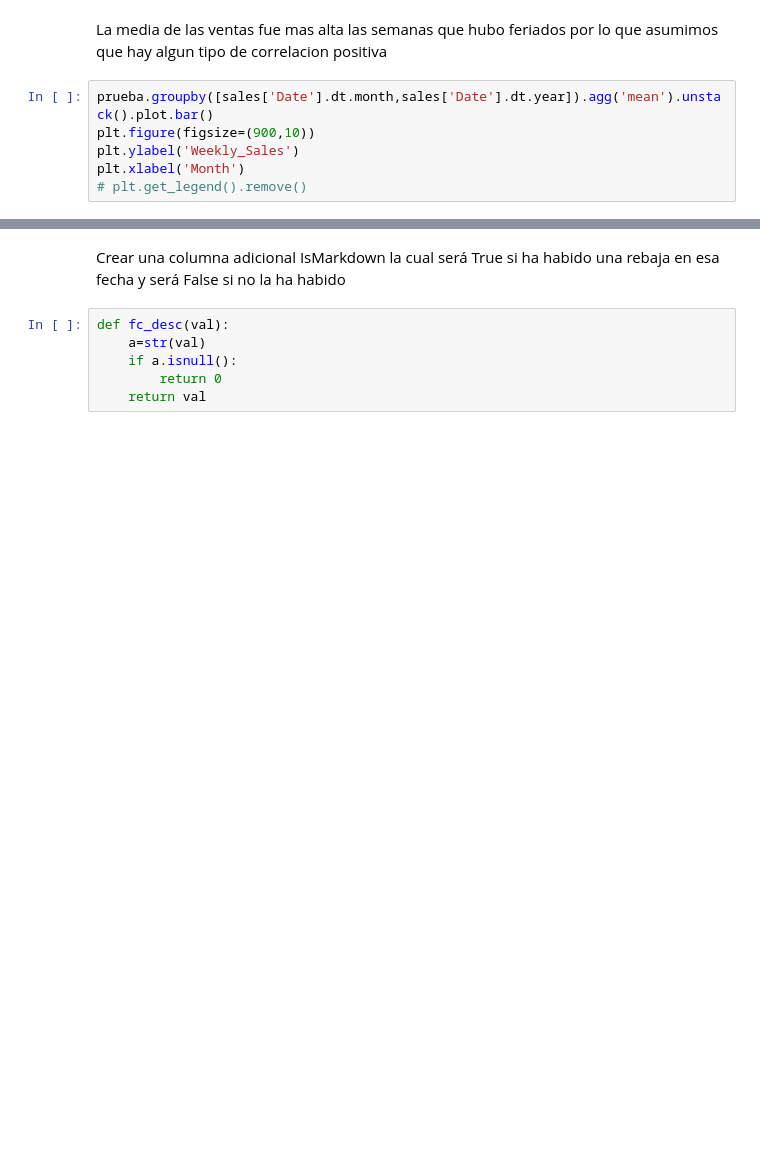
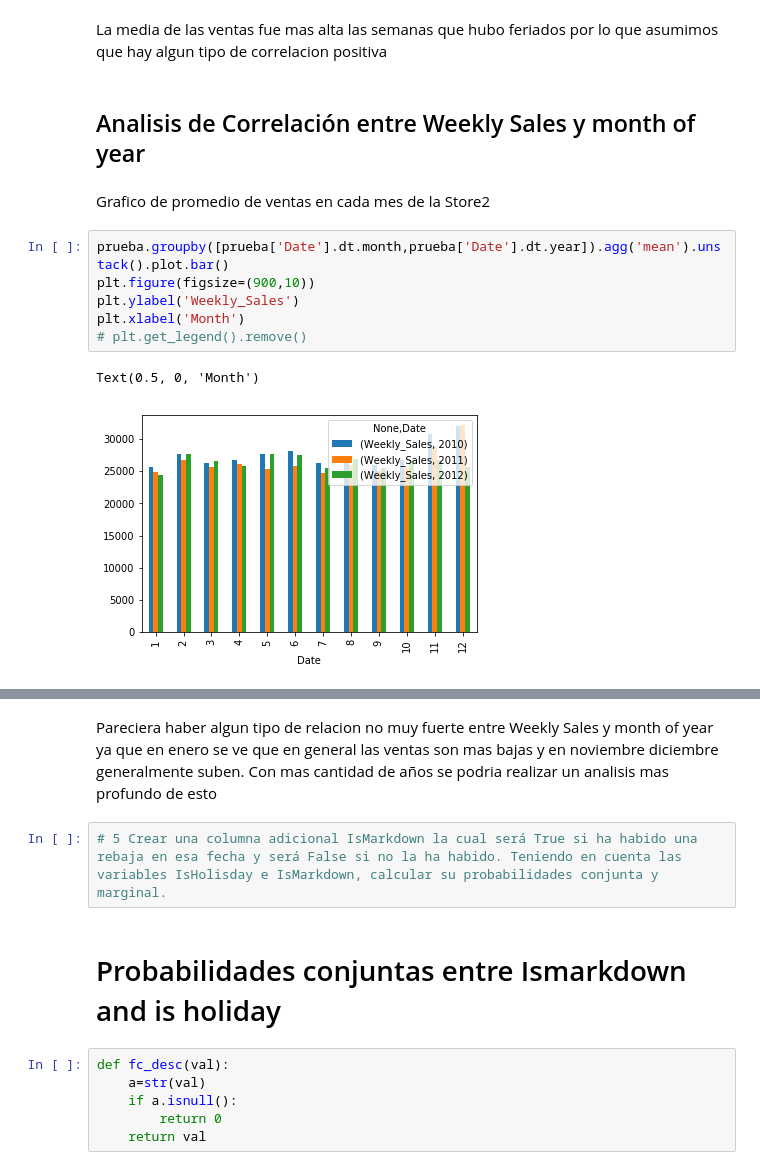
Before and after one commit to dbourdin/diplodatos-mentorias, a Jupyter notebook: analisis-y-visualizacion/retail_data_analytics.ipynb, the cells around one changed output, grey strips where cells are left out. Drawn from its saved outputs; the diff is of its cells as text; blank space fills up the shorter version.

Commit message:
Cambios Entrega Martes

```diff
--- a/analisis-y-visualizacion/retail_data_analytics.ipynb
+++ b/analisis-y-visualizacion/retail_data_analytics.ipynb
@@ -663,9 +662,16 @@ max      406988.630000
 Name: Weekly_Sales, dtype: float64
 # %% [markdown]
 La media de las ventas fue mas alta las semanas que hubo feriados por lo que asumimos que hay algun tipo de correlacion positiva
+# %% [markdown]
+## Analisis de Correlación entre  Weekly Sales y month of year
+# %% [markdown]
+Grafico de promedio de ventas en cada mes de la Store2
 # %%
-prueba.groupby([sales['Date'].dt.month,sales['Date'].dt.year]).agg('mean').unstack().plot.bar()
+prueba.groupby([prueba['Date'].dt.month,prueba['Date'].dt.year]).agg('mean').unstack().plot.bar()
 plt.figure(figsize=(900,10))
 plt.ylabel('Weekly_Sales')
 plt.xlabel('Month')
 # plt.get_legend().remove()
+# %% [output]
+Text(0.5, 0, 'Month')
+[figure, added]
@@ -672,5 +679,9 @@ plt.xlabel('Month')
-# %% [markdown]
-Crear una columna adicional IsMarkdown la cual será True si ha habido una rebaja en esa fecha y será False si no la ha habido
+# %% [markdown]
+Pareciera haber algun tipo de relacion no muy fuerte entre Weekly Sales y month of year ya que en enero se ve que en general las ventas son mas bajas y en noviembre diciembre generalmente suben. Con mas cantidad de años se podria realizar un analisis mas profundo de esto
+# %%
+# 5 Crear una columna adicional IsMarkdown la cual será True si ha habido una rebaja en esa fecha y será False si no la ha habido. Teniendo en cuenta las variables IsHolisday e IsMarkdown, calcular su probabilidades conjunta y marginal.
+# %% [markdown]
+# Probabilidades conjuntas entre Ismarkdown and is holiday
 # %%
 def fc_desc(val):
     a=str(val)
```
Also changed, not shown: parts of 51 cells of this notebook.
